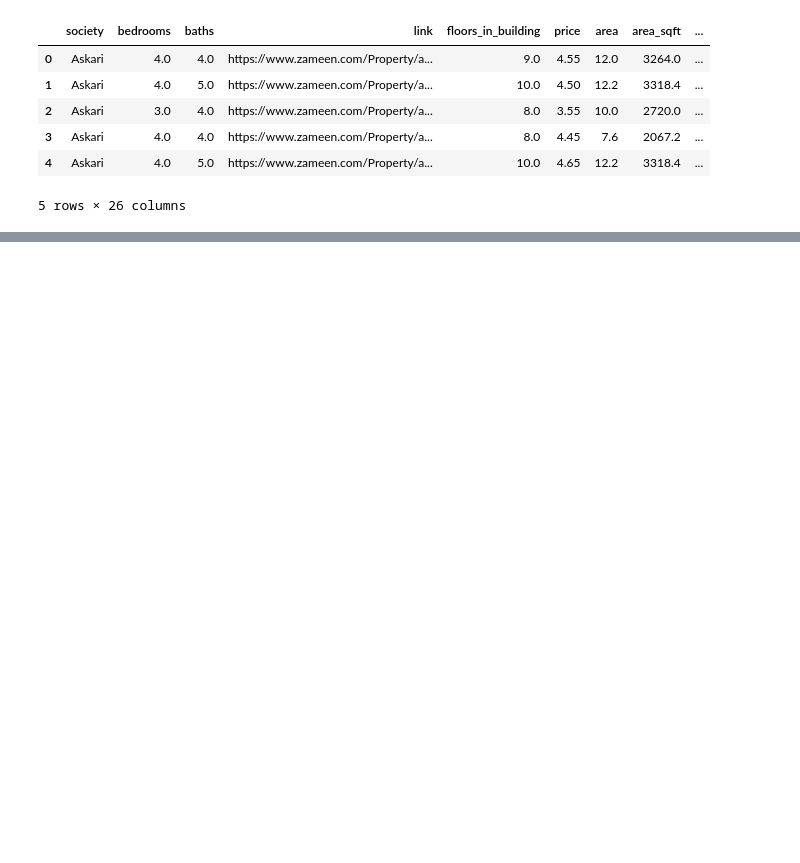
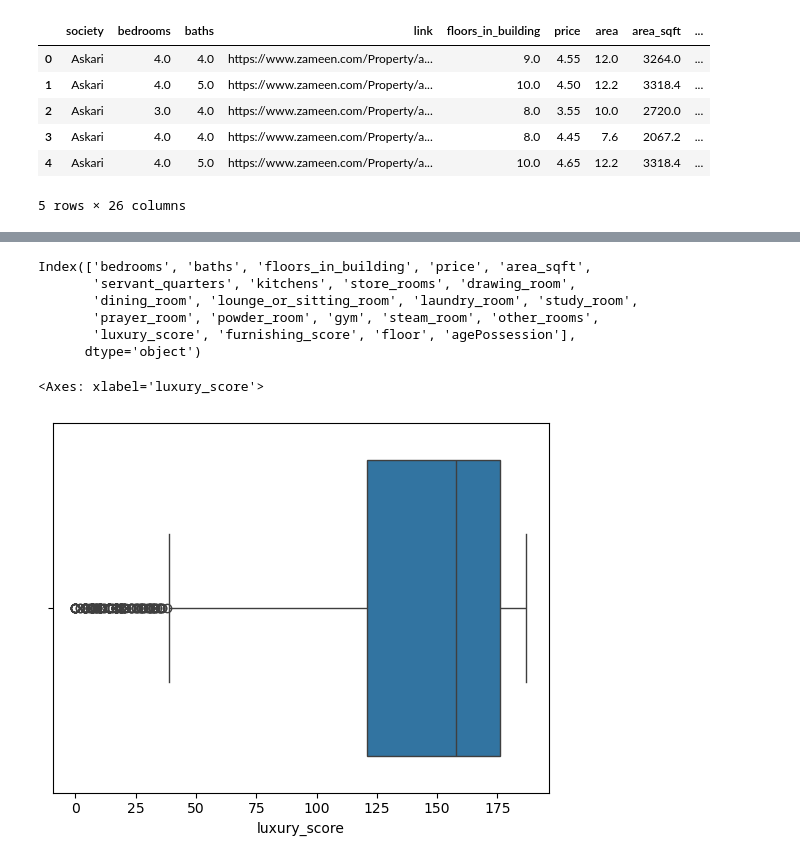
Before and after one commit to zeeshanAhmed2798/real-estate-ml-project, a Jupyter notebook: Data Cleaning/feature_selection.ipynb, the cells around one changed output, grey strips where cells are left out. Cells and saved outputs as stored; diff of their text form; code cells hidden in the pictures; blank space fills up the shorter version.

```diff
--- a/Data Cleaning/feature_selection.ipynb
+++ b/Data Cleaning/feature_selection.ipynb
@@ -17,0 +47,14 @@ df.head()
+# %%
+train_df.columns
+# %% [output]
+Index(['bedrooms', 'baths', 'floors_in_building', 'price', 'area_sqft',
+       'servant_quarters', 'kitchens', 'store_rooms', 'drawing_room',
+       'dining_room', 'lounge_or_sitting_room', 'laundry_room', 'study_room',
+       'prayer_room', 'powder_room', 'gym', 'steam_room', 'other_rooms',
+       'luxury_score', 'furnishing_score', 'floor', 'agePossession'],
+      dtype='object')
+# %%
+sns.boxplot(x=df['luxury_score'])
+# %% [output]
+<Axes: xlabel='luxury_score'>
+[figure, added]
```
Also changed, not shown: parts of 15 cells of this notebook.
